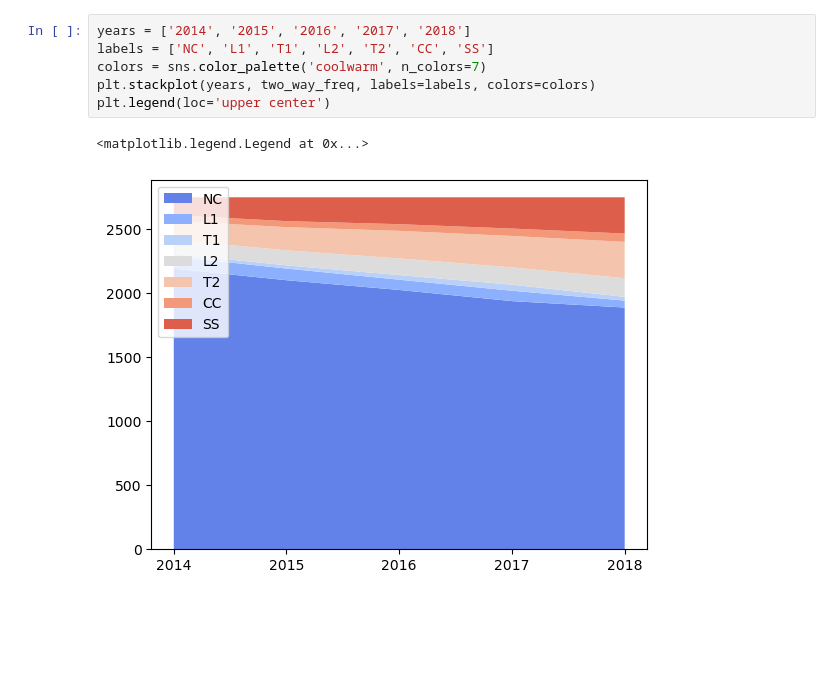
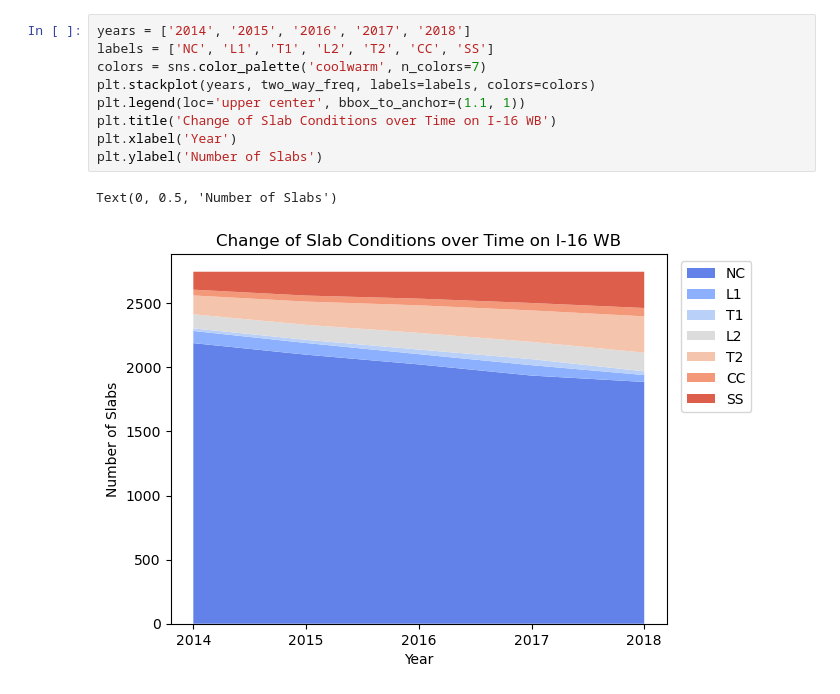
Before and after one commit to jadenl99/Pavement-Forecasting, a Jupyter notebook: src/temporal.ipynb, the cells around one changed output. Cells and saved outputs as stored; diff of their text form; blank space fills up the shorter version.

Commit message:
Add another chart

```diff
--- a/src/temporal.ipynb
+++ b/src/temporal.ipynb
@@ -51,9 +48,12 @@ display(two_way_freq)
 # %%
 years = ['2014', '2015', '2016', '2017', '2018']
 labels = ['NC', 'L1', 'T1', 'L2', 'T2', 'CC', 'SS']
 colors = sns.color_palette('coolwarm', n_colors=7)
 plt.stackplot(years, two_way_freq, labels=labels, colors=colors)
-plt.legend(loc='upper center')
+plt.legend(loc='upper center', bbox_to_anchor=(1.1, 1))
+plt.title('Change of Slab Conditions over Time on I-16 WB')
+plt.xlabel('Year')
+plt.ylabel('Number of Slabs')
 # %% [output]
-<matplotlib.legend.Legend at 0x...>
+Text(0, 0.5, 'Number of Slabs')
-[figure, old version]
+[figure, new version]
```
Also changed, not shown: parts of 3 cells of this notebook.
